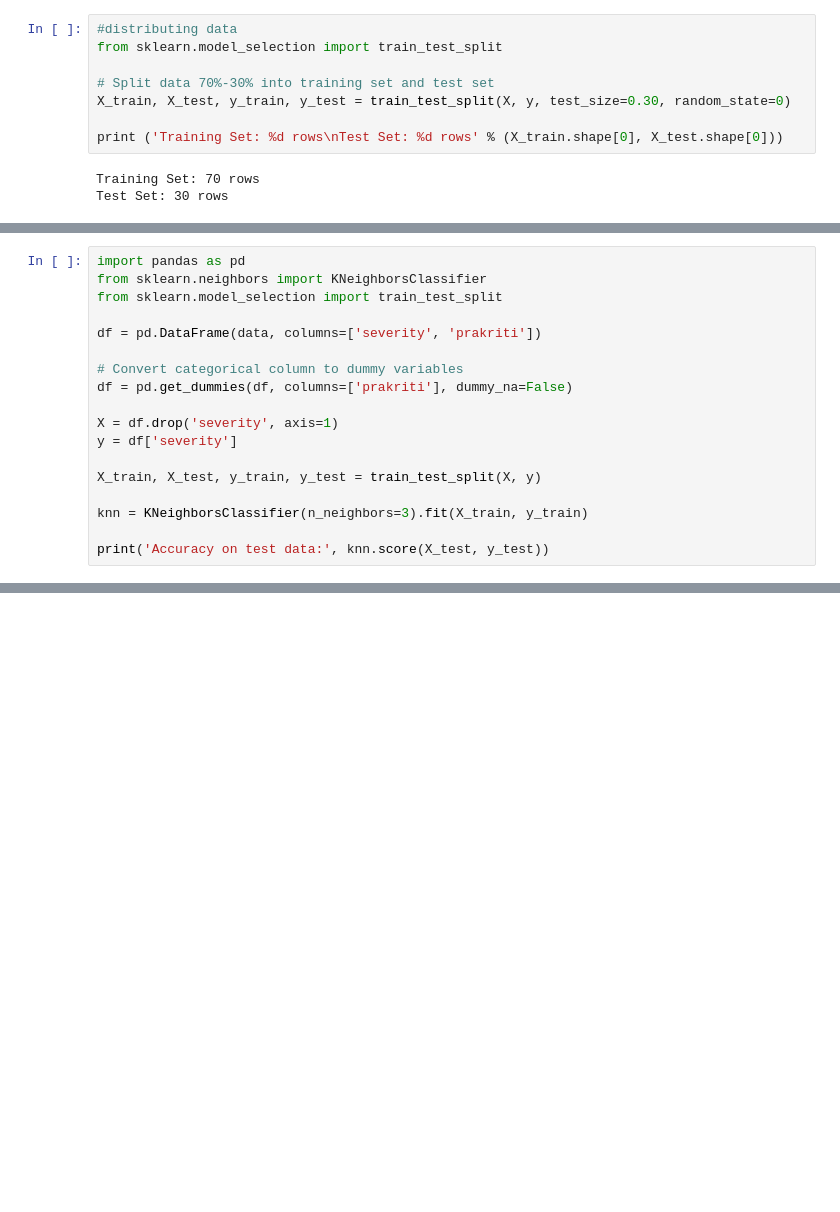
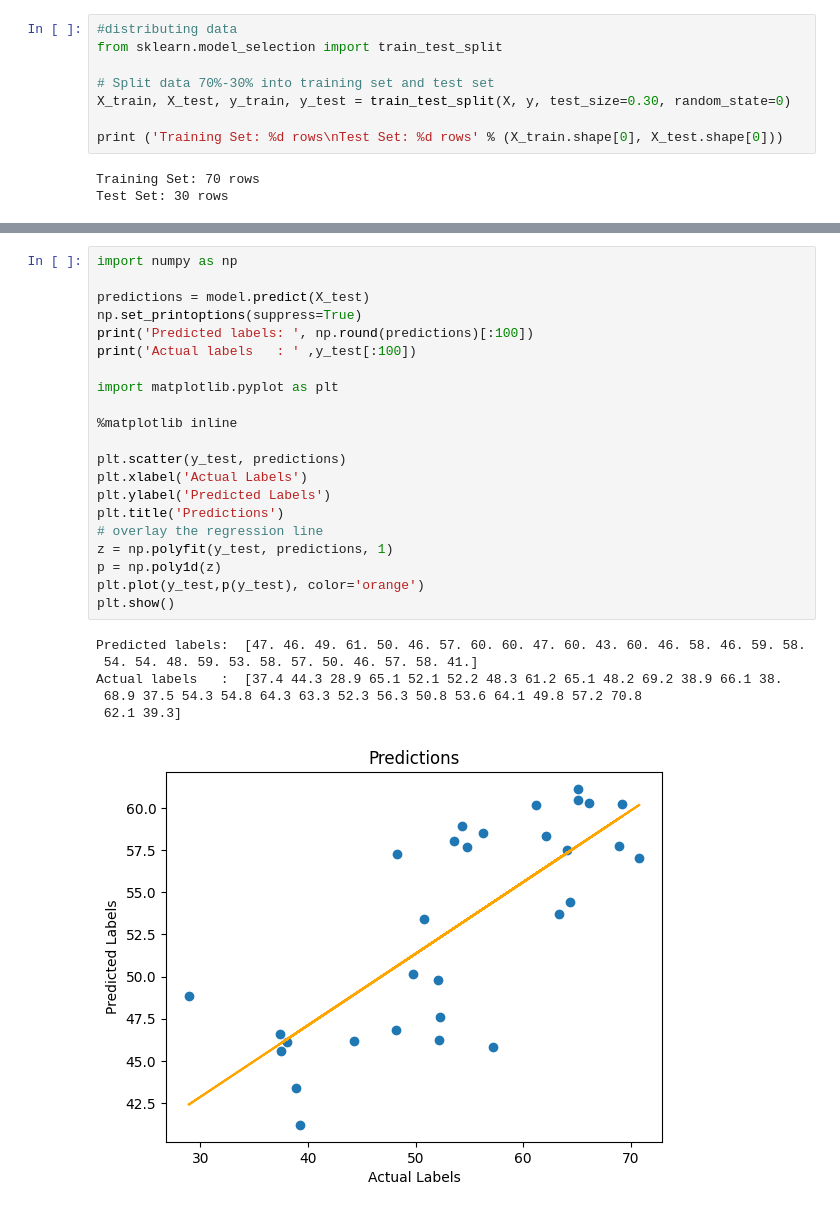
Before and after one commit to kanak108/DiseaseSeverityAI, a Jupyter notebook: My_project1.ipynb, the cells around one changed output, grey strips where cells are left out. Drawn from its saved outputs; the diff is of its cells as text; blank space fills up the shorter version.

```diff
--- a/My_project1.ipynb
+++ b/My_project1.ipynb
@@ -69,18 +71,0 @@ print('Accuracy on test data:', knn.score(X_test, y_test))
-# %%
-import pandas as pd
-from sklearn.neighbors import KNeighborsClassifier
-from sklearn.model_selection import train_test_split
-
-df = pd.DataFrame(data, columns=['severity', 'prakriti'])
-
-# Convert categorical column to dummy variables
-df = pd.get_dummies(df, columns=['prakriti'], dummy_na=False)
-
-X = df.drop('severity', axis=1)
-y = df['severity']
-
-X_train, X_test, y_train, y_test = train_test_split(X, y)
-
-knn = KNeighborsClassifier(n_neighbors=3).fit(X_train, y_train)
-
-print('Accuracy on test data:', knn.score(X_test, y_test))
@@ -120,0 +103,28 @@ Predicted score for VK is: severe
+# %%
+import numpy as np
+
+predictions = model.predict(X_test)
+np.set_printoptions(suppress=True)
+print('Predicted labels: ', np.round(predictions)[:100])
+print('Actual labels   : ' ,y_test[:100])
+
+import matplotlib.pyplot as plt
+
+%matplotlib inline
+
+plt.scatter(y_test, predictions)
+plt.xlabel('Actual Labels')
+plt.ylabel('Predicted Labels')
+plt.title('Predictions')
+# overlay the regression line
+z = np.polyfit(y_test, predictions, 1)
+p = np.poly1d(z)
+plt.plot(y_test,p(y_test), color='orange')
+plt.show()
+# %% [output]
+Predicted labels:  [47. 46. 49. 61. 50. 46. 57. 60. 60. 47. 60. 43. 60. 46. 58. 46. 59. 58.
+ 54. 54. 48. 59. 53. 58. 57. 50. 46. 57. 58. 41.]
+Actual labels   :  [37.4 44.3 28.9 65.1 52.1 52.2 48.3 61.2 65.1 48.2 69.2 38.9 66.1 38.
+ 68.9 37.5 54.3 54.8 64.3 63.3 52.3 56.3 50.8 53.6 64.1 49.8 57.2 70.8
+ 62.1 39.3]
+[figure, added]
```
Also changed, not shown: parts of 12 cells of this notebook, 1 other file.
